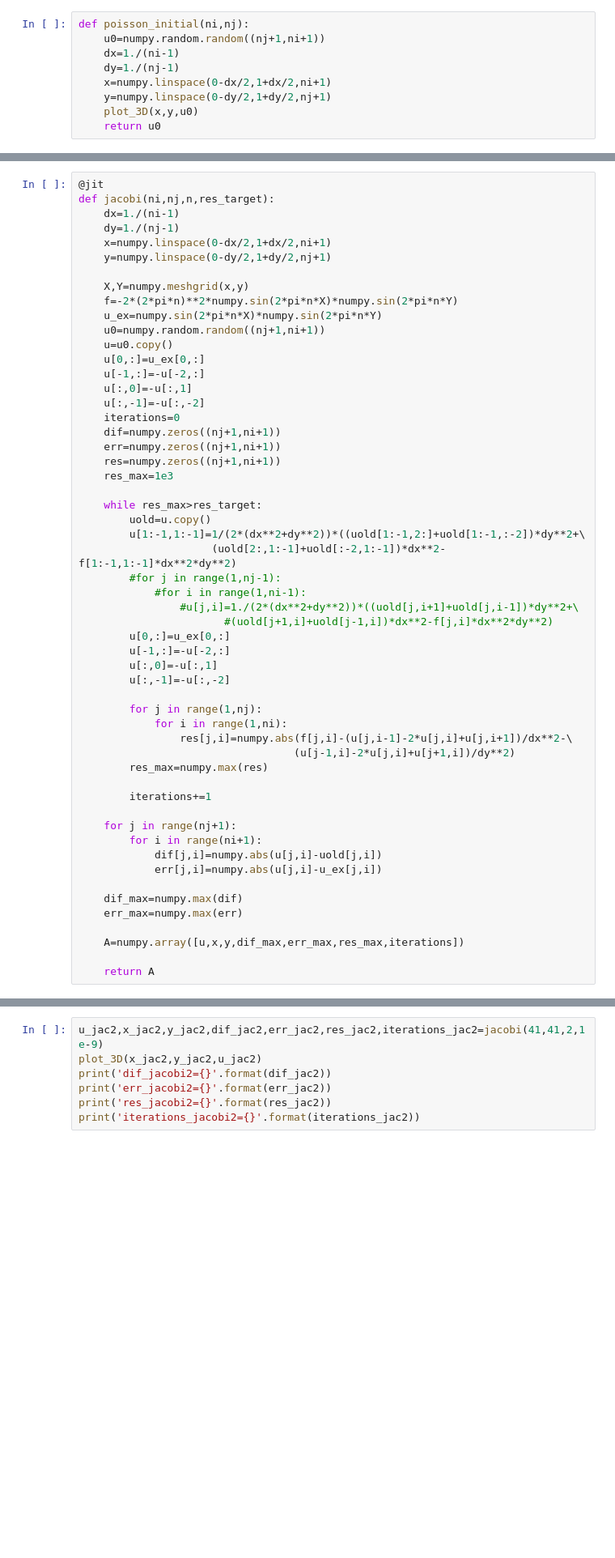
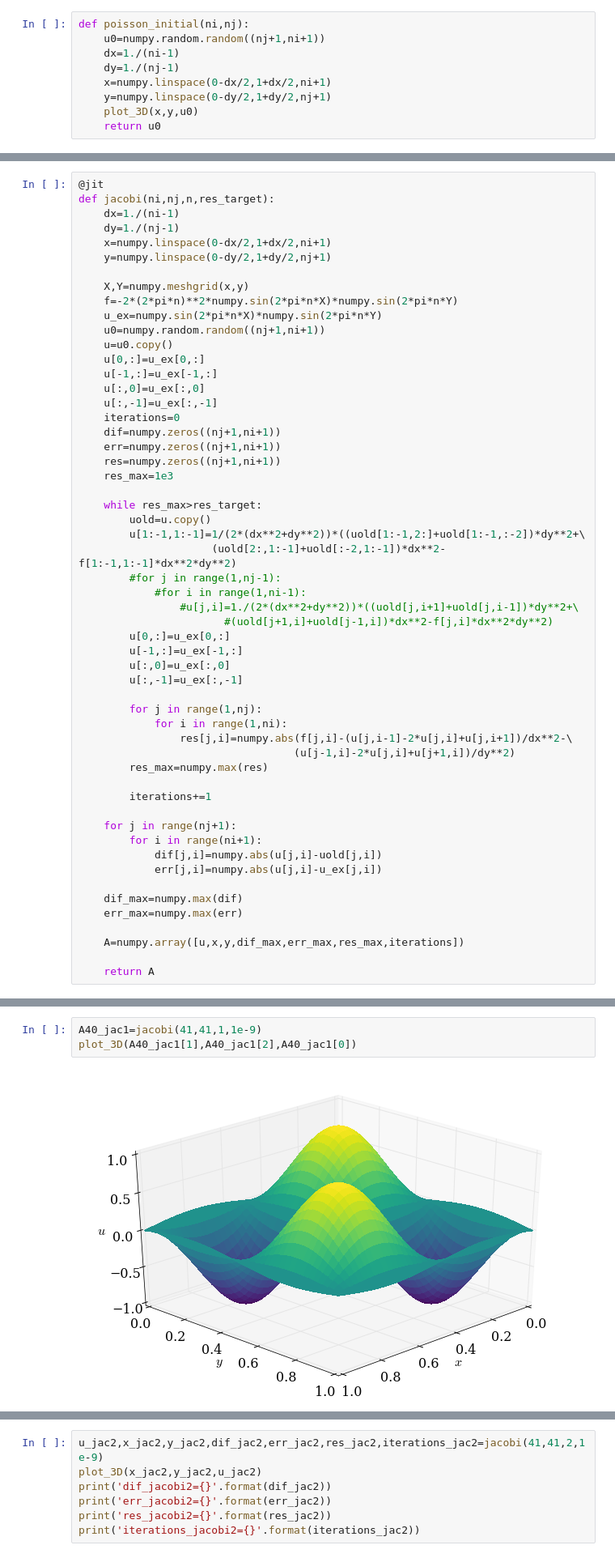
Before and after one commit to yujiasheng912/MAE6225, a Jupyter notebook: poisson2d_sin.ipynb, the cells around one changed output, grey strips where cells are left out. Shown: that part at 81% size. Drawn from its saved outputs; the diff is of its cells as text; blank space fills up the shorter version.

```diff
--- a/poisson2d_sin.ipynb
+++ b/poisson2d_sin.ipynb
@@ -49,9 +51,9 @@ def jacobi(ni,nj,n,res_target):
     u0=numpy.random.random((nj+1,ni+1))
     u=u0.copy()
     u[0,:]=u_ex[0,:]
-    u[-1,:]=-u[-2,:]
-    u[:,0]=-u[:,1]
-    u[:,-1]=-u[:,-2]
+    u[-1,:]=u_ex[-1,:]
+    u[:,0]=u_ex[:,0]
+    u[:,-1]=u_ex[:,-1]
     iterations=0
     dif=numpy.zeros((nj+1,ni+1))
     err=numpy.zeros((nj+1,ni+1))
@@ -67,9 +69,9 @@ def jacobi(ni,nj,n,res_target):
                 #u[j,i]=1./(2*(dx**2+dy**2))*((uold[j,i+1]+uold[j,i-1])*dy**2+\
                        #(uold[j+1,i]+uold[j-1,i])*dx**2-f[j,i]*dx**2*dy**2)
         u[0,:]=u_ex[0,:]
-        u[-1,:]=-u[-2,:]
-        u[:,0]=-u[:,1]
-        u[:,-1]=-u[:,-2]
+        u[-1,:]=u_ex[-1,:]
+        u[:,0]=u_ex[:,0]
+        u[:,-1]=u_ex[:,-1]
 
         for j in range(1,nj):
             for i in range(1,ni):
@@ -145,3 +147,8 @@ def SOR(ni,nj,n,res_target,omega):
     A=numpy.array([u,x,y,dif_max,err_max,res_max,iterations])
 
     return A
+# %%
+A40_jac1=jacobi(41,41,1,1e-9)
+plot_3D(A40_jac1[1],A40_jac1[2],A40_jac1[0])
+# %% [output]
+[figure, added]
```
Also changed, not shown: parts of 16 cells of this notebook.
